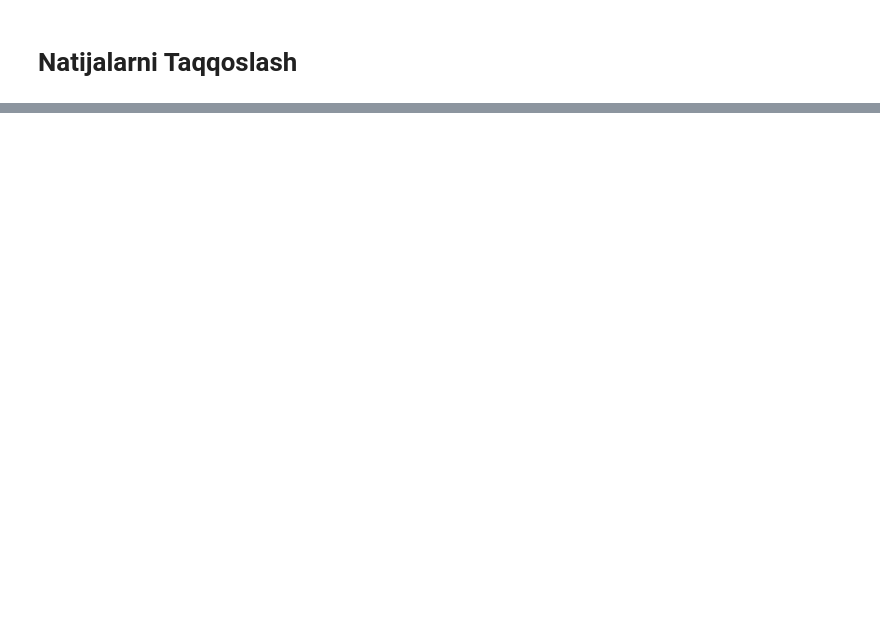
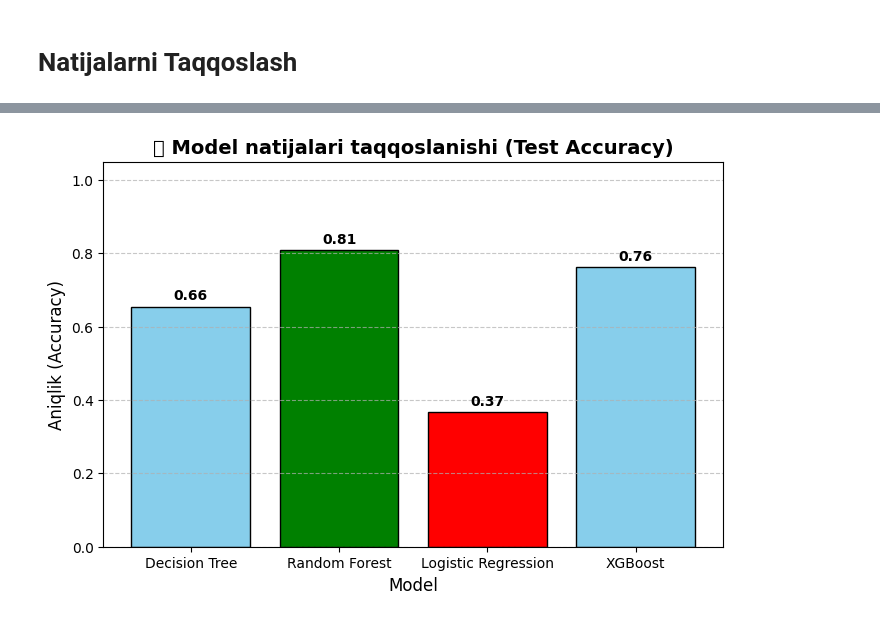
Before and after one commit to rasulbekdeveloper907/Foods-Healthy-vs-Unhealthy-Prediction, a Jupyter notebook: Notebooks/auto_pipeline.ipynb, the cells around one changed output, grey strips where cells are left out. Drawn from its saved outputs; the diff is of its cells as text; code cells hidden in the pictures; blank space fills up the shorter version.

```diff
--- a/Notebooks/auto_pipeline.ipynb
+++ b/Notebooks/auto_pipeline.ipynb
@@ -108,21 +326,93 @@ print(f"✅ Model muvaffaqiyatli saqlandi: {model_path}")
 # %% [markdown]
 # Natijalarni Taqqoslash
 # %%
-# Ranglar ro'yxatini yaratamiz (qizil - eng yaxshisi, ko'k - boshqalari)
-colors = results_df["R2 Score"].apply(lambda x: 'red' if x == max_r2 else 'blue')
+import pandas as pd
+import matplotlib.pyplot as plt
+from sklearn.model_selection import train_test_split
+from sklearn.metrics import accuracy_score
+from sklearn.ensemble import RandomForestClassifier
+from sklearn.tree import DecisionTreeClassifier
+from sklearn.linear_model import LogisticRegression
+from xgboost import XGBClassifier
+from auto_pipeline import PlayerPipeline
+import warnings
+warnings.filterwarnings("ignore")
 
-# Palette uchun dictionary yaratamiz: model nomi -> rang
-palette = dict(zip(results_df["Model"], colors))
+# 1️⃣ Ma'lumotni ajratish
+X = df.drop(columns=['nova_group'])
+y = df['nova_group']
 
-plt.figure(figsize=(8, 6))
-sns.barplot(x="Model", y="R2 Score", data=results_df, palette=palette)
+# XGBClassifier uchun klasslarni 0 dan boshlash
+y = y - y.min()
 
-plt.title("Modellarning R2 baholari")
-plt.ylim(0, 1)
-plt.ylabel("R2 Score")
-plt.xlabel("Model")
+X_train, X_test, y_train, y_test = train_test_split(
+    X, y, test_size=0.3, random_state=42
+)
 
-for i, (r2, color) in enumerate(zip(results_df["R2 Score"], colors)):
-    plt.text(i, r2 + 0.02, f"{r2:.3f}", ha='center', color=color, fontweight='bold')
+# 2️⃣ Modellar
+models = {
+    "Decision Tree": DecisionTreeClassifier(random_state=42),
+    "Random Forest": RandomForestClassifier(n_estimators=100, random_state=42),
+    "Logistic Regression": LogisticRegression(max_iter=1000, random_state=42),
+    "XGBoost": XGBClassifier(n_estimators=200, learning_rate=0.1, max_depth=6,
+                             random_state=42, use_label_encoder=False, eval_metric='mlogloss')
+}
+
+# 3️⃣ Natijalarni yig‘ish
+results = []
+
+for name, model in models.items():
+    pipeline = PlayerPipeline(df=pd.concat([X_train, y_train], axis=1),
+                              target="nova_group",
+                              model=model)
+    pipeline.fit()
+
+    y_pred_train = pipeline.predict(X_train)
+    y_pred_test = pipeline.predict(X_test)
+
+    train_acc = accuracy_score(y_train, y_pred_train)
+    test_acc = accuracy_score(y_test, y_pred_test)
+
+    results.append({
+        "Model": name,
+        "Train Accuracy": round(train_acc, 3),
+        "Test Accuracy": round(test_acc, 3)
+    })
+
+# 4️⃣ Jadval
+results_df = pd.DataFrame(results)
+print("📊 Model taqqoslash jadvali:")
+print(results_df)
+
+# 5️⃣ Eng yaxshi va eng yomon test aniqlikni topish
+best_acc = results_df["Test Accuracy"].max()
+worst_acc = results_df["Test Accuracy"].min()
+
+# 6️⃣ Rang berish
+colors = []
+for acc in results_df["Test Accuracy"]:
+    if acc == best_acc:
+        colors.append("green")   # ✅ eng yaxshi
+    elif acc == worst_acc:
+        colors.append("red")     # ❌ eng yomon
+    else:
+        colors.append("skyblue") # ⚪ o‘rta
+
+# 7️⃣ Vizual grafik
+plt.figure(figsize=(8, 5))
+bars = plt.bar(results_df["Model"], results_df["Test Accuracy"], color=colors, edgecolor='black')
+
+# Har bir ustun ustiga qiymat yozish
+for bar in bars:
+    height = bar.get_height()
+    plt.text(bar.get_x() + bar.get_width()/2, height + 0.01, f"{height:.2f}",
+             ha='center', va='bottom', fontsize=10, fontweight='bold')
+
+plt.title("📊 Model natijalari taqqoslanishi (Test Accuracy)", fontsize=14, weight='bold')
+plt.xlabel("Model", fontsize=12)
+plt.ylabel("Aniqlik (Accuracy)", fontsize=12)
+plt.ylim(0, 1.05)
+plt.grid(axis='y', linestyle='--', alpha=0.7)
 
 plt.show()
+# %% [output]
@@ -128,0 +425 @@ plt.show()
+[figure, added]
```
Also changed, not shown: parts of 20 cells of this notebook, 5 other files.
